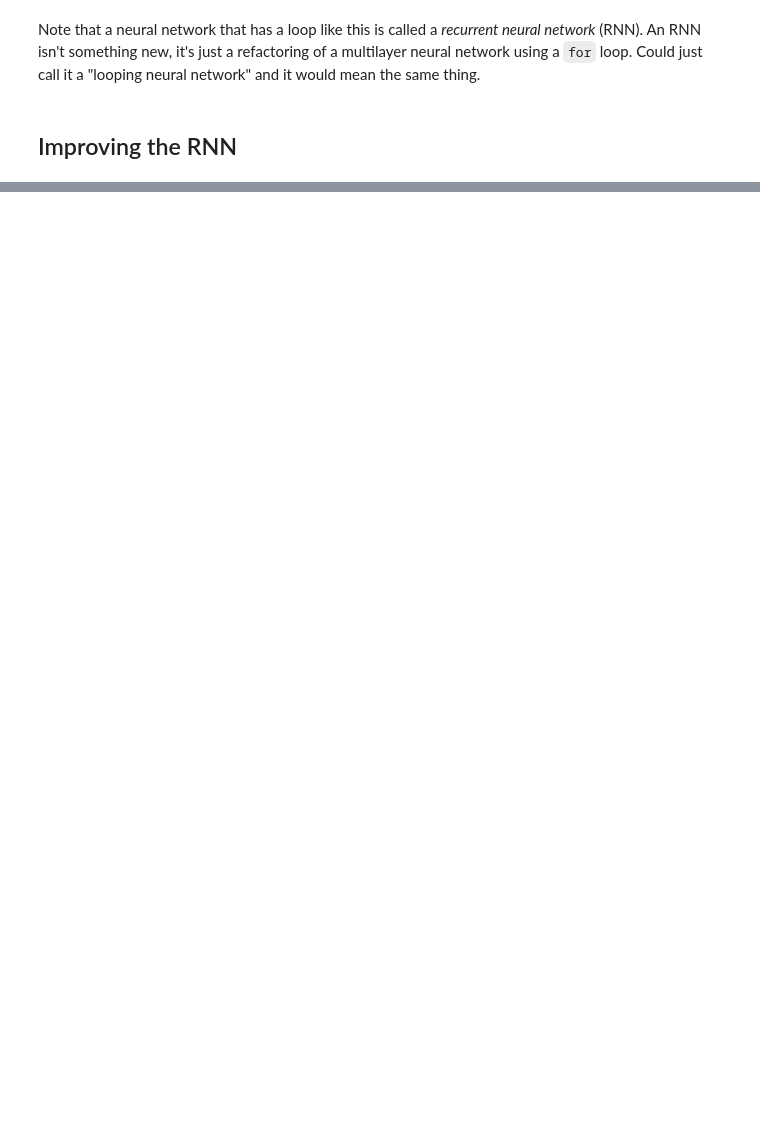
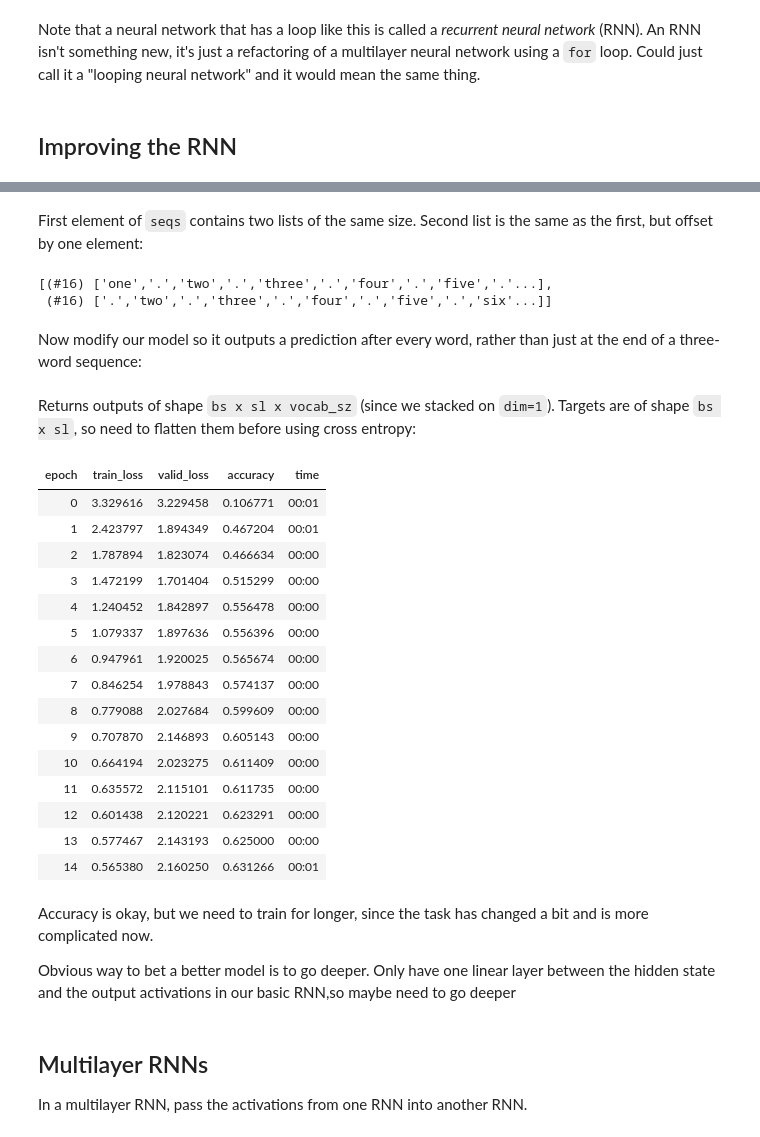
Before and after one commit to joshgregory42/practical_deep_learning, a Jupyter notebook: ch_12_nlp_dive.ipynb, the cells around one changed output, grey strips where cells are left out. Cells and saved outputs as stored; diff of their text form; code cells hidden in the pictures; blank space fills up the shorter version.

```diff
--- a/ch_12_nlp_dive.ipynb
+++ b/ch_12_nlp_dive.ipynb
@@ -174,0 +237,6 @@ Note that a neural network that has a loop like this is called a *recurrent neur
+# %%
+def group_chunks(ds, bs):
+  m = len(ds) // bs
+  new_ds = L()
+  for i in range(m): new_ds += L(ds[i+m*j] for j in range(bs))
+  return new_ds
@@ -174,0 +278,72 @@ Note that a neural network that has a loop like this is called a *recurrent neur
+# %%
+sl = 16
+
+seqs = L((tensor(nums[i:i+sl]), tensor(nums[i+1:i+sl+1]))
+          for i in range(0, len(nums)-sl-1, sl))
+
+cut = int(len(seqs) * 0.8)
+dls = DataLoaders.from_dsets(group_chunks(seqs[:cut], bs),
+                             group_chunks(seqs[cut:], bs),
+                             bs=bs, drop_last=True, shuffle=False)
+# %% [markdown]
+First element of `seqs` contains two lists of the same size. Second list is the same as the first, but offset by one element:
+# %%
+[L(vocab[o] for o in s) for s in seqs[0]]
+# %% [output]
+[(#16) ['one','.','two','.','three','.','four','.','five','.'...],
+ (#16) ['.','two','.','three','.','four','.','five','.','six'...]]
+# %% [markdown]
+Now modify our model so it outputs a prediction after every word, rather than just at the end of a three-word sequence:
+# %%
+class LMModel4(Module):
+  def __init__(self, vocab_sz, n_hidden):
+    self.i_h = nn.Embedding(vocab_sz, n_hidden)
+    self.h_h = nn.Linear(n_hidden, n_hidden)
+    self.h_o = nn.Linear(n_hidden, vocab_sz)
+    self.h = 0
+
+  def forward(self, x):
+    outs = []
+    for i in range(sl):
+      self.h = self.h + self.i_h(x[:, i])
+      self.h = F.relu(self.h_h(self.h))
+      outs.append(self.h_o(self.h))
+    self.h = self.h.detach()
+    return torch.stack(outs, dim=1)
+
+  def reset(self): self.h = 0
+# %% [markdown]
+Returns outputs of shape `bs x sl x vocab_sz` (since we stacked on `dim=1`). Targets are of shape `bs x sl`, so need to flatten them before using cross entropy:
+# %%
+def loss_func(inp, targ):
+  return F.cross_entropy(inp.view(-1, len(vocab)), targ.view(-1))
+# %%
+learn = Learner(dls, LMModel4(len(vocab), 64), loss_func=loss_func,
+                metrics=accuracy, cbs=ModelResetter)
+
+learn.fit_one_cycle(15, 3e-3)
+# %% [output]
+| epoch | train_loss | valid_loss | accuracy | time |
+| 0 | 3.329616 | 3.229458 | 0.106771 | 00:01 |
+| 1 | 2.423797 | 1.894349 | 0.467204 | 00:01 |
+| 2 | 1.787894 | 1.823074 | 0.466634 | 00:00 |
+| 3 | 1.472199 | 1.701404 | 0.515299 | 00:00 |
+| 4 | 1.240452 | 1.842897 | 0.556478 | 00:00 |
+| 5 | 1.079337 | 1.897636 | 0.556396 | 00:00 |
+| 6 | 0.947961 | 1.920025 | 0.565674 | 00:00 |
+| 7 | 0.846254 | 1.978843 | 0.574137 | 00:00 |
+| 8 | 0.779088 | 2.027684 | 0.599609 | 00:00 |
+| 9 | 0.707870 | 2.146893 | 0.605143 | 00:00 |
+| 10 | 0.664194 | 2.023275 | 0.611409 | 00:00 |
+| 11 | 0.635572 | 2.115101 | 0.611735 | 00:00 |
+| 12 | 0.601438 | 2.120221 | 0.623291 | 00:00 |
+| 13 | 0.577467 | 2.143193 | 0.625000 | 00:00 |
+| 14 | 0.565380 | 2.160250 | 0.631266 | 00:01 |
+# %% [markdown]
+Accuracy is okay, but we need to train for longer, since the task has changed a bit and is more complicated now.
+
+Obvious way to bet a better model is to go deeper. Only have one linear layer between the hidden state and the output activations in our basic RNN,so maybe need to go deeper
+# %% [markdown]
+## Multilayer RNNs
+
+In a multilayer RNN, pass the activations from one RNN into another RNN.
```
Also changed, not shown: parts of 36 cells of this notebook.
